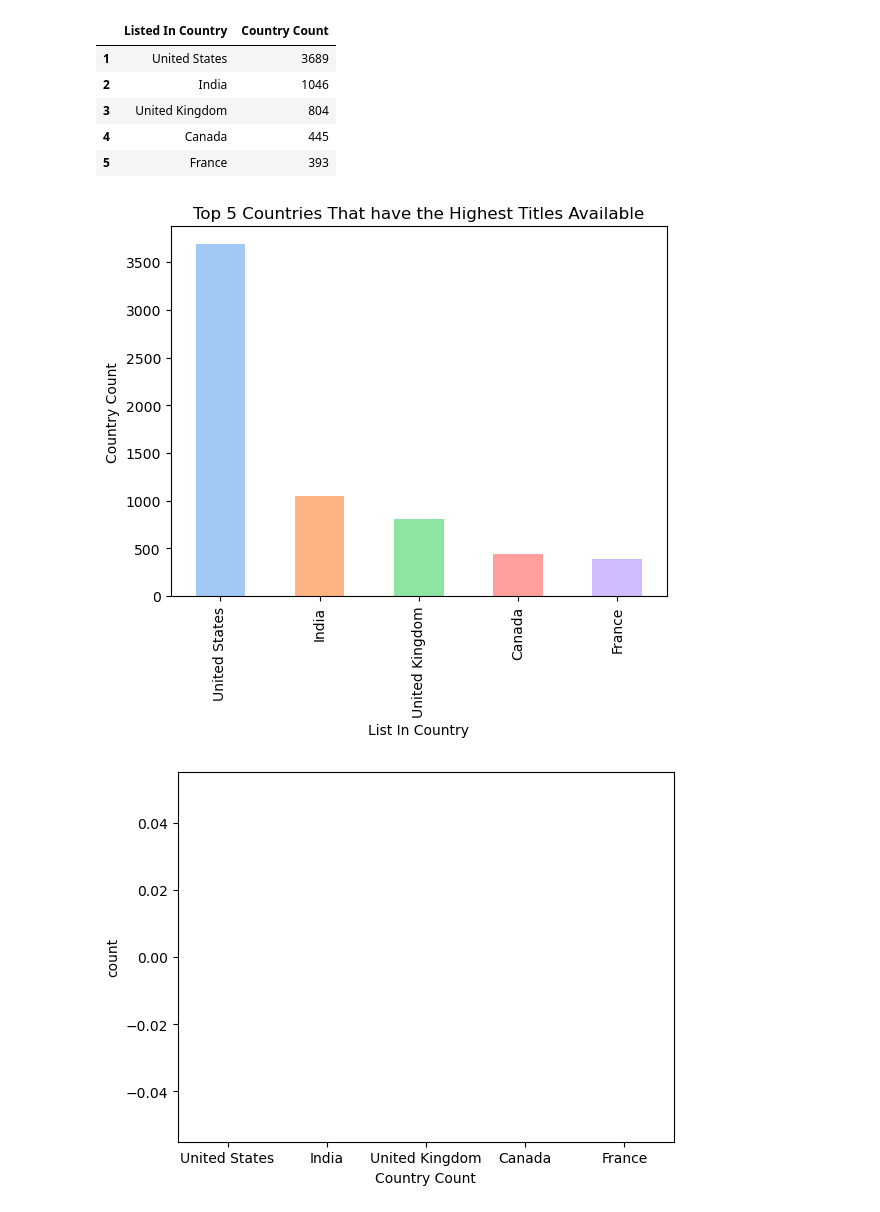
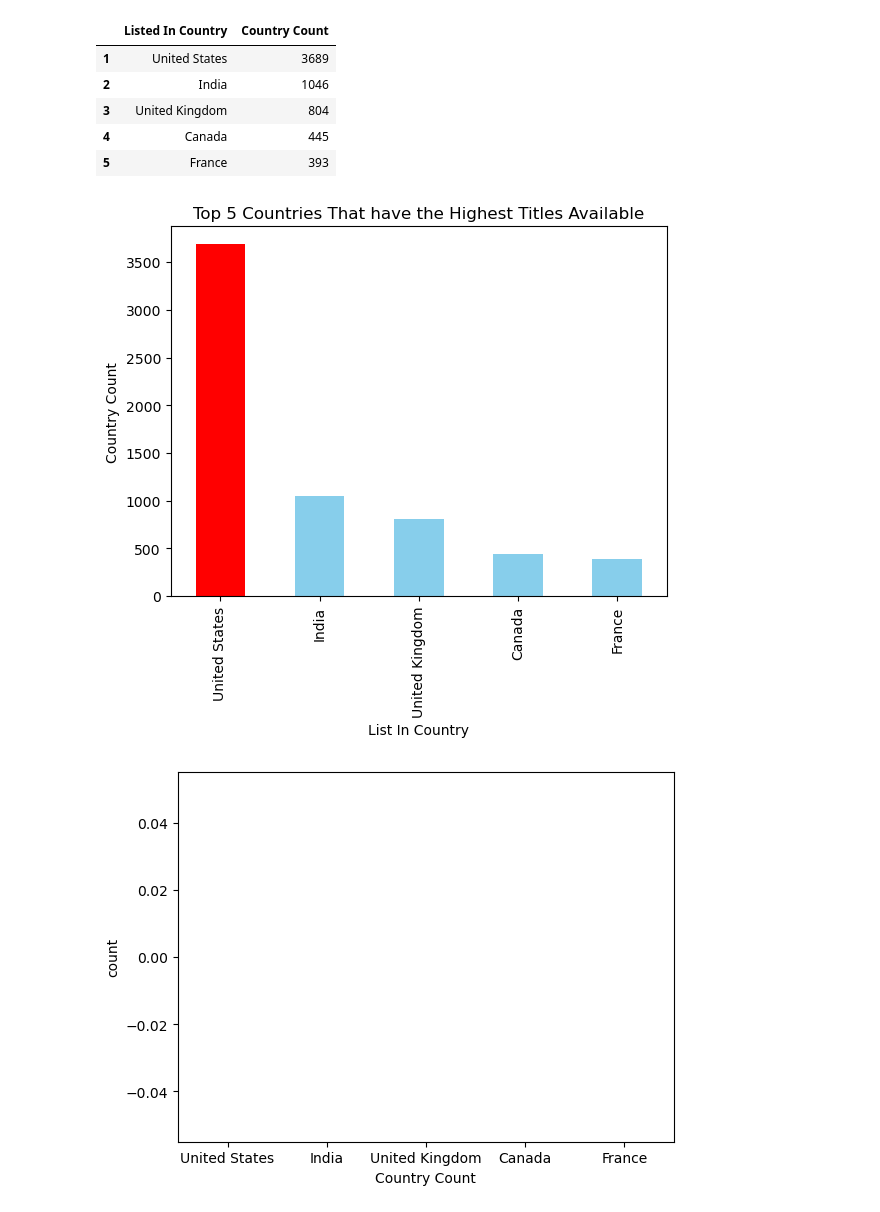
Before and after one commit to jameslaurence82/PythonPandas, a Jupyter notebook: netflixtitles.ipynb, the cells around one changed output. Drawn from its saved outputs; the diff is of its cells as text; code cells hidden in the pictures.

Commit message:
updating seaborn country plot colors

```diff
--- a/netflixtitles.ipynb
+++ b/netflixtitles.ipynb
@@ -352,13 +352,16 @@ ListedInCount.head(5)
 # %%
 top_5_countries = ListedInCount.sort_values(by='Country Count', ascending=False).head(5)
 # Plot the bar chart
-top_5_countries.plot(kind='bar', x='Listed In Country', y='Country Count', color=sns.color_palette("pastel"), legend=False)
+# Set the color for the bar with the largest count
+colors = ['red' if country == top_5_countries.iloc[0]['Listed In Country'] else 'skyblue' for country in top_5_countries['Listed In Country']]
+
+top_5_countries.plot(kind='bar', x='Listed In Country', y='Country Count', color=colors, legend=False)
 plt.xlabel('List In Country')
 plt.ylabel('Country Count')
 plt.title('Top 5 Countries That have the Highest Titles Available')
 plt.show()
 # %% [output]
-[figure, old version]
+[figure, new version]
 # %%
 
 # seaborn plot of top 5 countrys shows are listed in
```
